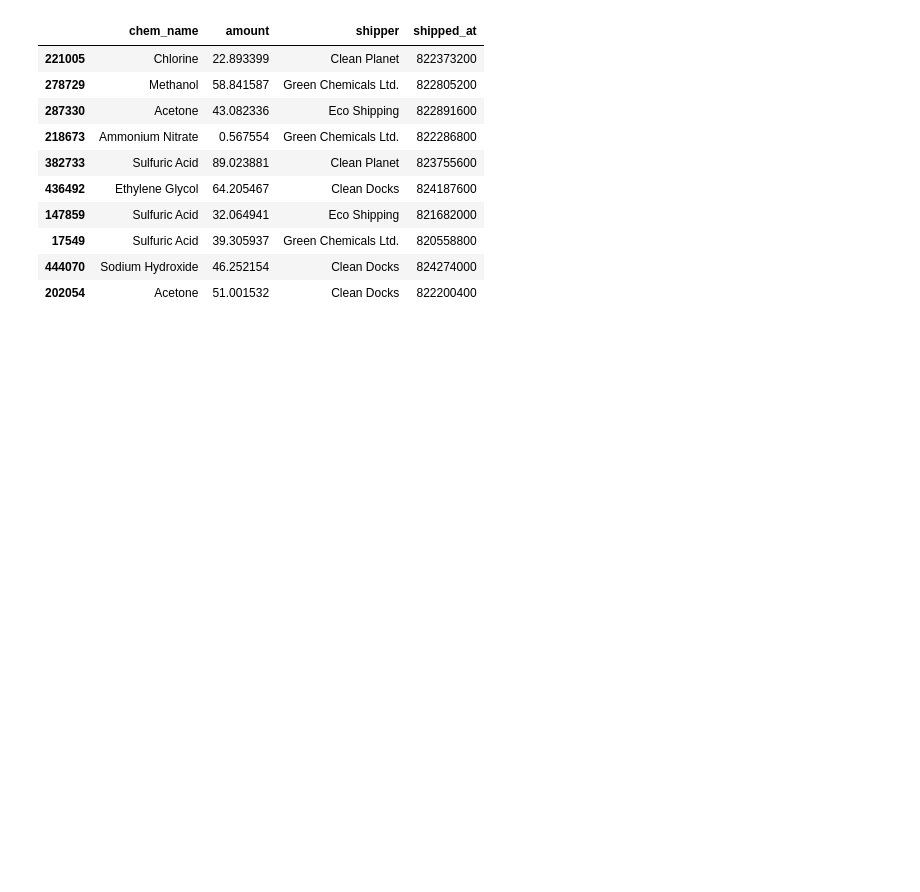
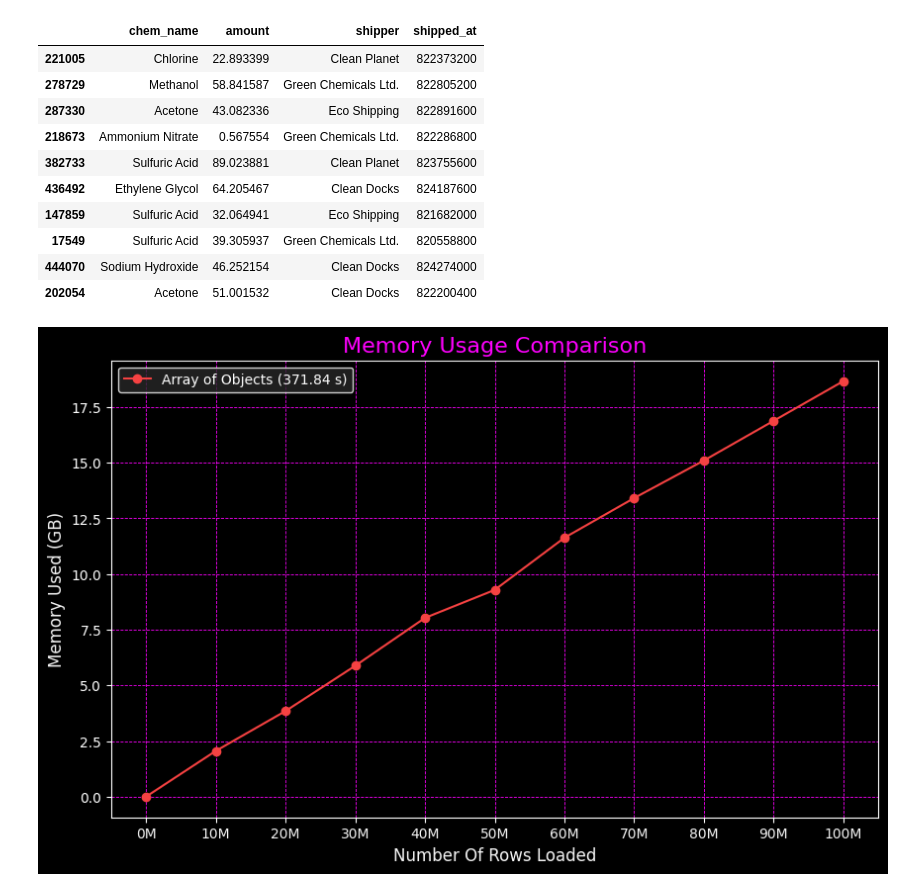
Before and after one commit to jackvial/processing-100-million-row-csv-in-memory, a Jupyter notebook: py/src/stats_notebook.ipynb, the cells around one changed output. Cells and saved outputs as stored; diff of their text form; code cells hidden in the pictures; blank space fills up the shorter version.

Commit message:
updated slides

```diff
--- a/py/src/stats_notebook.ipynb
+++ b/py/src/stats_notebook.ipynb
@@ -180,3 +180,93 @@ chemicals_shipped_df.sample(10)
 | 17549 | Sulfuric Acid | 39.305937 | Green Chemicals Ltd. | 820558800 |
 | 444070 | Sodium Hydroxide | 46.252154 | Clean Docks | 824274000 |
 | 202054 | Acetone | 51.001532 | Clean Docks | 822200400 |
+# %%
+import pandas as pd
+import matplotlib.pyplot as plt
+
+# Function to load duration from a text file and return it in seconds
+def load_duration(file_path):
+    with open(file_path, 'r') as file:
+        return float(file.read().strip()) / 1000  # Convert milliseconds to seconds
+
+# Load the CSV files
+array_of_objects_df = pd.read_csv("/home/jack/code/df.ts/stats/arrayOfObjects_100000000.csv")
+array_of_objects_string_dict_df = pd.read_csv("/home/jack/code/df.ts/stats/arrayOfObjectsStringDictionary_100000000.csv")
+array_buffer_df = pd.read_csv("/home/jack/code/df.ts/stats/arrayBuffer_100000000.csv")
+array_buffer_better_types_df = pd.read_csv("/home/jack/code/df.ts/stats/arrayBufferBetterTypes_100000000.csv")
+array_buffer_with_null_tracking_df = pd.read_csv("/home/jack/code/df.ts/stats/arrayBufferWithNullTracking_100000000.csv")
+
+# Load the corresponding durations
+array_of_objects_duration = load_duration("/home/jack/code/df.ts/stats/arrayOfObjects_100000000_duration.txt")
+array_of_objects_string_dict_duration = load_duration("/home/jack/code/df.ts/stats/arrayOfObjectsStringDictionary_100000000_duration.txt")
+array_buffer_duration = load_duration("/home/jack/code/df.ts/stats/arrayBuffer_100000000_duration.txt")
+array_buffer_better_types_duration = load_duration("/home/jack/code/df.ts/stats/arrayBufferBetterTypes_100000000_duration.txt")
+array_buffer_with_null_tracking_duration = load_duration("/home/jack/code/df.ts/stats/arrayBufferWithNullTracking_100000000_duration.txt")
+
+# Convert 'heapUsed' and 'arrayBuffers' to GB and 'rows' to millions
+array_of_objects_df['heapUsed_GB'] = array_of_objects_df['heapUsed'] / (1024 ** 3)
+array_of_objects_df['rows_millions'] = array_of_objects_df['rows'] / 10_000_000
+
+array_of_objects_string_dict_df['heapUsed_GB'] = array_of_objects_string_dict_df['heapUsed'] / (1024 ** 3)
+array_of_objects_string_dict_df['rows_millions'] = array_of_objects_string_dict_df['rows'] / 10_000_000
+
+array_buffer_df['arrayBuffers_GB'] = array_buffer_df['arrayBuffers'] / (1024 ** 3)
+array_buffer_df['rows_millions'] = array_buffer_df['rows'] / 10_000_000
+
+array_buffer_better_types_df['arrayBuffers_GB'] = array_buffer_better_types_df['arrayBuffers'] / (1024 ** 3)
+array_buffer_better_types_df['rows_millions'] = array_buffer_better_types_df['rows'] / 10_000_000
+
+array_buffer_with_null_tracking_df['arrayBuffers_GB'] = array_buffer_with_null_tracking_df['arrayBuffers'] / (1024 ** 3)
+array_buffer_with_null_tracking_df['rows_millions'] = array_buffer_with_null_tracking_df['rows'] / 10_000_000
+
+# Filter data to include only rows where 'rows_millions' is a whole number (multiples of 10 million)
+array_of_objects_df = array_of_objects_df[array_of_objects_df['rows'] % 10_000_000 == 0]
+array_of_objects_string_dict_df = array_of_objects_string_dict_df[array_of_objects_string_dict_df['rows'] % 10_000_000 == 0]
+array_buffer_df = array_buffer_df[array_buffer_df['rows'] % 10_000_000 == 0]
+array_buffer_better_types_df = array_buffer_better_types_df[array_buffer_better_types_df['rows'] % 10_000_000 == 0]
+array_buffer_with_null_tracking_df = array_buffer_with_null_tracking_df[array_buffer_with_null_tracking_df['rows'] % 10_000_000 == 0]
+
+# Apply Synthwave-style customizations
+plt.style.use('dark_background')
+
+# Define a list of datasets, their corresponding styles, and durations
+datasets = [
+    (array_of_objects_df, 'heapUsed_GB', '#f54242', f'Array of Objects ({array_of_objects_duration:.2f} s)'),
+    (array_of_objects_string_dict_df, 'heapUsed_GB', '#42e0f5', f'Array of Objects with String Dictionary ({array_of_objects_string_dict_duration:.2f} s)'),
+    (array_buffer_df, 'arrayBuffers_GB', '#f542a7', f'Array Buffers ({array_buffer_duration:.2f} s)'),
+    (array_buffer_better_types_df, 'arrayBuffers_GB', '#f5a742', f'Array Buffers with Better Types ({array_buffer_better_types_duration:.2f} s)'),
+    (array_buffer_with_null_tracking_df, 'arrayBuffers_GB', '#42f542', f'Array Buffers with Null Tracking ({array_buffer_with_null_tracking_duration:.2f} s)')
+]
+
+# Create a series of plots
+for i, (df, y_col, color, label) in enumerate(datasets, start=1):
+    plt.figure(figsize=(10, 6))
+
+    # Plot the previous datasets
+    for j in range(i):
+        df_prev, y_col_prev, color_prev, label_prev = datasets[j]
+        plt.plot(df_prev['rows_millions'], df_prev[y_col_prev], marker='o', linestyle='-', color=color_prev, label=label_prev)
+
+    # Add labels and title
+    plt.xlabel('Number Of Rows Loaded', fontsize=12, color='#f5f5f5')
+    plt.ylabel('Memory Used (GB)', fontsize=12, color='#f5f5f5')
+    plt.title('Memory Usage Comparison', fontsize=16, color='#ff00ff')
+
+    # Set x-axis ticks from 0 to 100 million rows
+    plt.xticks(ticks=range(0, 11), labels=[f'{k*10}M' for k in range(11)], fontsize=10, color='#f5f5f5')
+
+    # Add legend
+    legend = plt.legend(loc='upper left', fontsize=10)
+    legend.get_frame().set_edgecolor('#ffffff')
+    legend.get_frame().set_facecolor('#282828')
+
+    # Add grid
+    plt.grid(True, which='both', color='#ff00ff', linestyle='--', linewidth=0.6)
+
+    # Save each plot incrementally
+    plt.savefig(f'/home/jack/code/df.ts/slides/memory_usage_comparison_step_{i}.png', dpi=300, bbox_inches='tight')
+
+    # Display the plot
+    plt.show()
+# %% [output]
+[figure, added]
```
Also changed, not shown: parts of 1 cell of this notebook, 13 other files.
